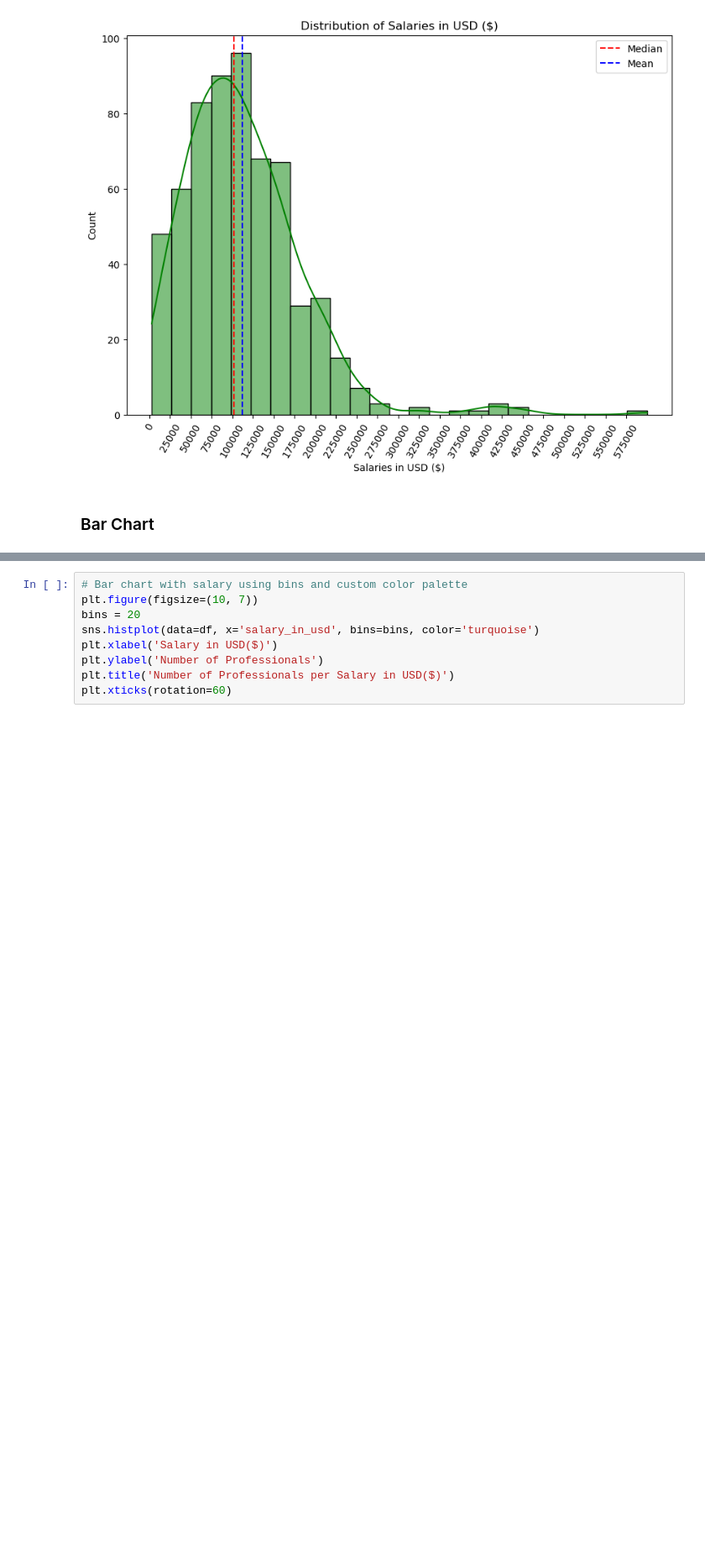
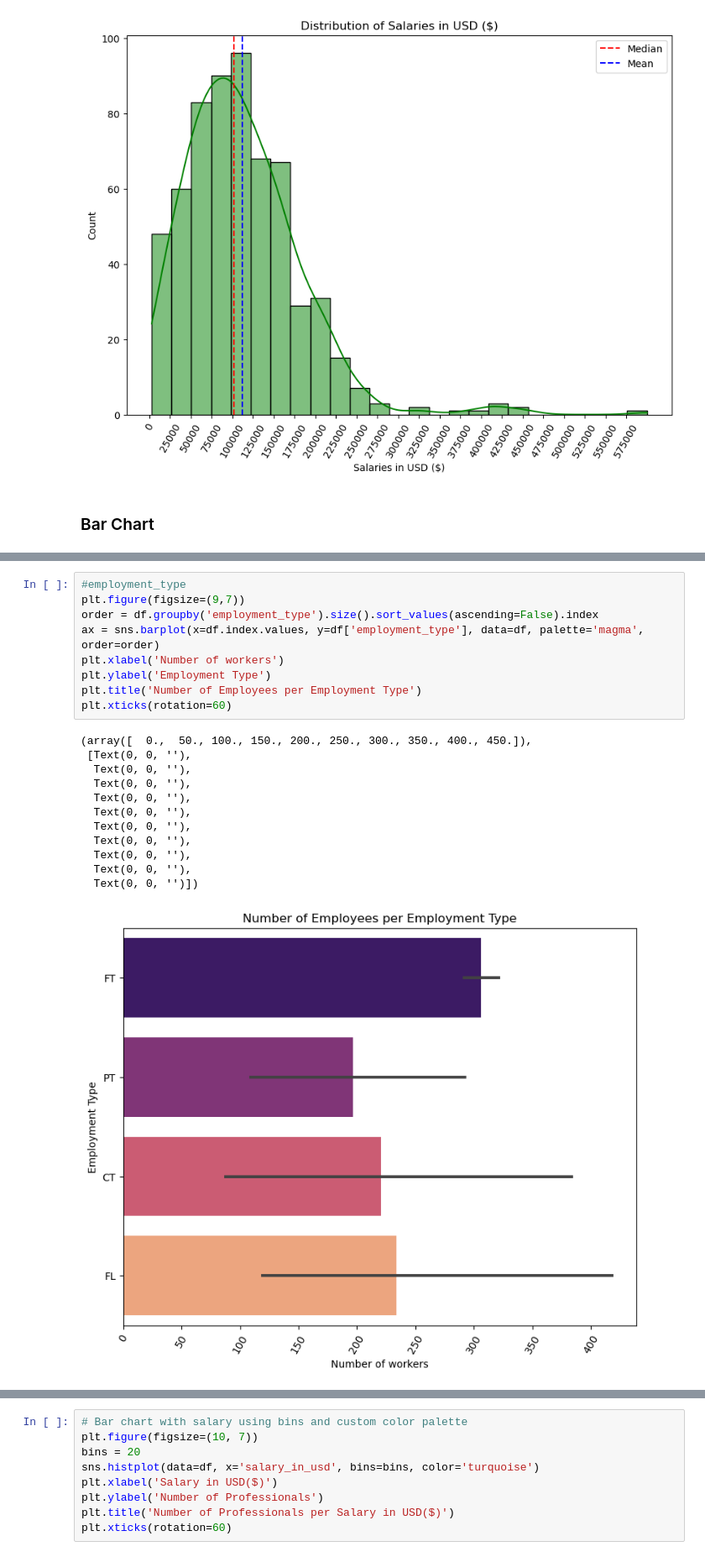
Before and after one commit to KimKarydas/Data-Science-Job-Salaries, a Jupyter notebook: Data_Science_Salaries.ipynb, the cells around one changed output, grey strips where cells are left out. Shown at 84% size. Drawn from its saved outputs; the diff is of its cells as text; blank space fills up the shorter version.

```diff
--- a/Data_Science_Salaries.ipynb
+++ b/Data_Science_Salaries.ipynb
@@ -210,0 +212,22 @@ plt.xticks(rotation=60)
+# %%
+#employment_type
+plt.figure(figsize=(9,7))
+order = df.groupby('employment_type').size().sort_values(ascending=False).index
+ax = sns.barplot(x=df.index.values, y=df['employment_type'], data=df, palette='magma', order=order)
+plt.xlabel('Number of workers')
+plt.ylabel('Employment Type')
+plt.title('Number of Employees per Employment Type')
+plt.xticks(rotation=60)
+# %% [output]
+(array([  0.,  50., 100., 150., 200., 250., 300., 350., 400., 450.]),
+ [Text(0, 0, ''),
+  Text(0, 0, ''),
+  Text(0, 0, ''),
+  Text(0, 0, ''),
+  Text(0, 0, ''),
+  Text(0, 0, ''),
+  Text(0, 0, ''),
+  Text(0, 0, ''),
+  Text(0, 0, ''),
+  Text(0, 0, '')])
+[figure, added]
```
Also changed, not shown: parts of 7 cells of this notebook.
